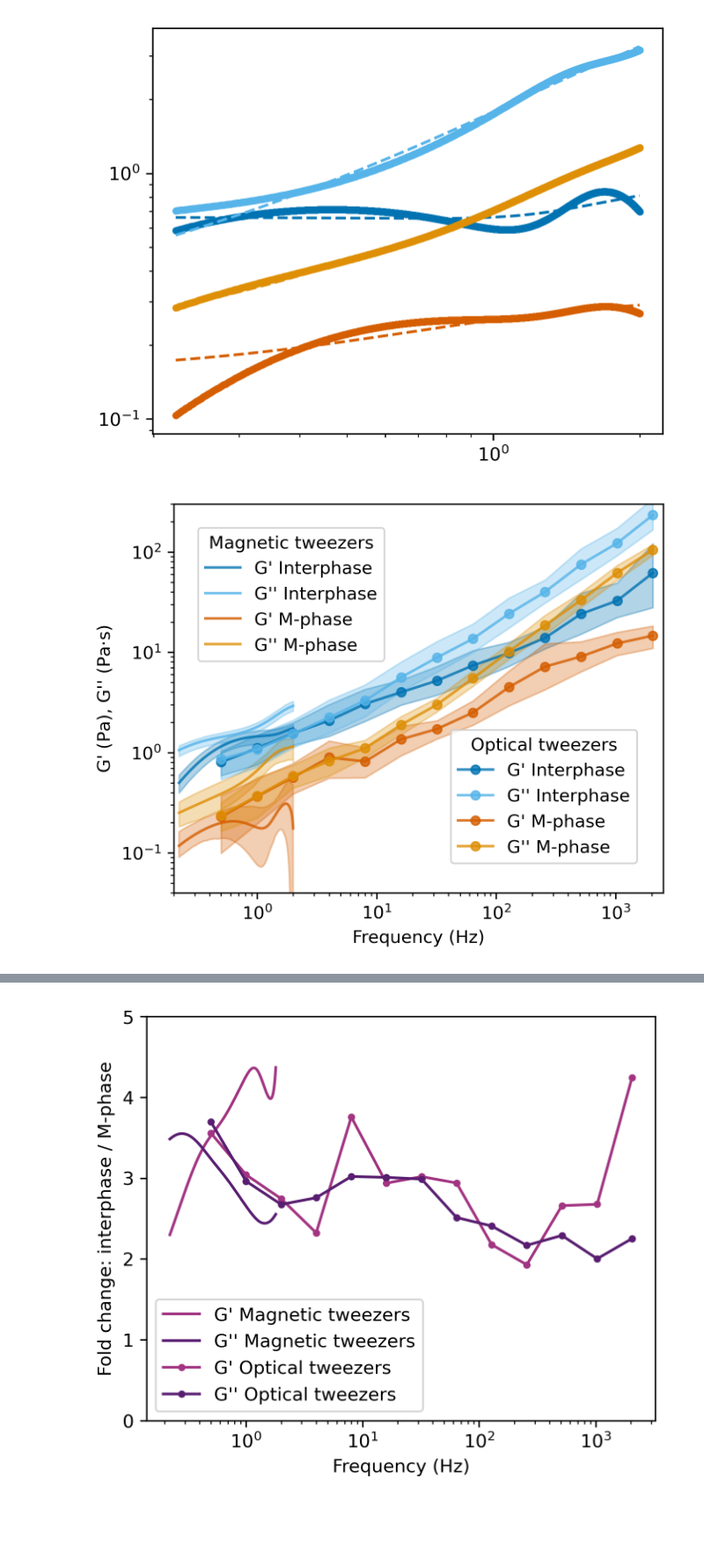
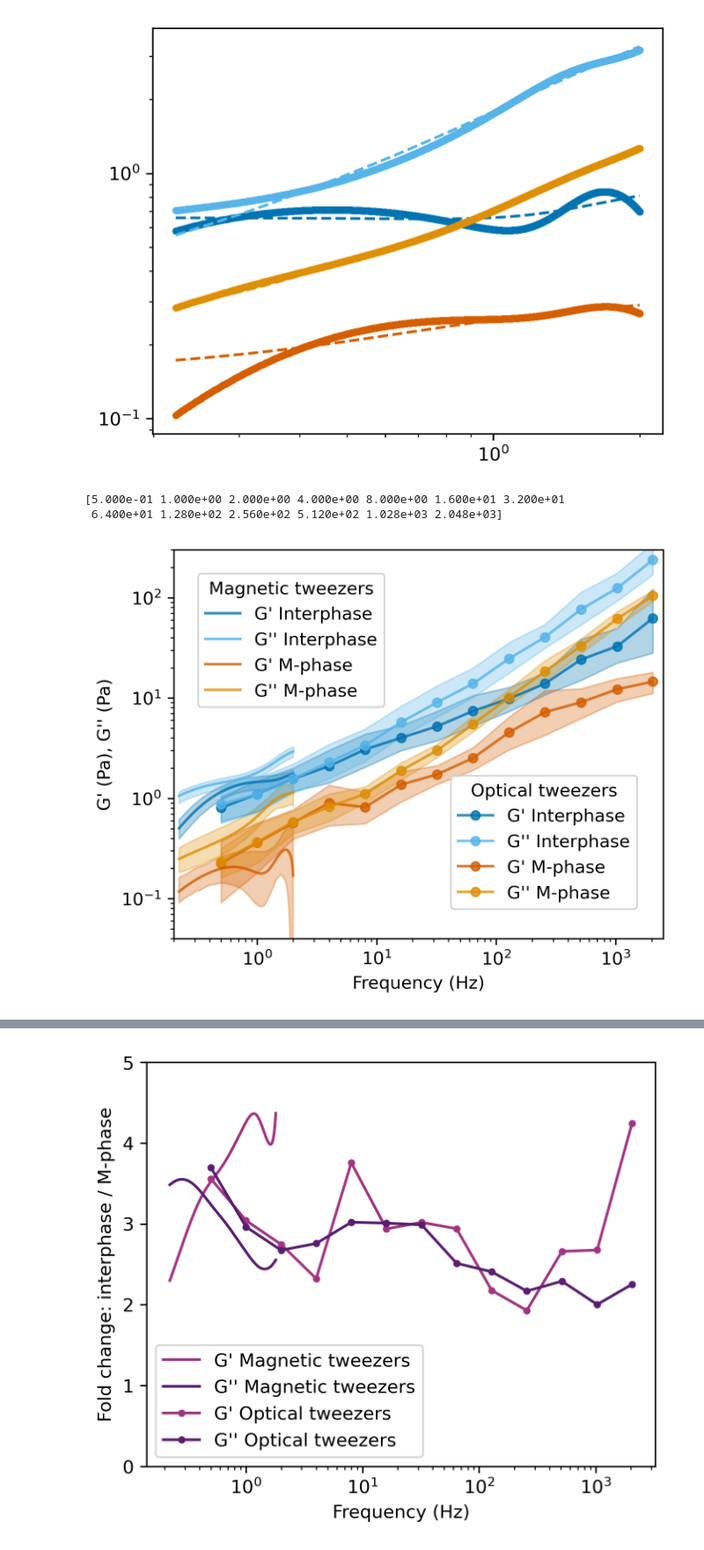
Before and after one commit to ursaursic/cytokinesis_zebrafish, a Jupyter notebook: beads_in_zebrafish/magnetic_tweezers_SD/5_plot_OT_MgTw.ipynb, the cells around one changed output, grey strips where cells are left out. Shown at 88% size. Saved outputs shown, nothing was run; the diff lists cells and outputs as text; code cells hidden in the pictures; blank space fills up the shorter version.

```diff
--- a/beads_in_zebrafish/magnetic_tweezers_SD/5_plot_OT_MgTw.ipynb
+++ b/beads_in_zebrafish/magnetic_tweezers_SD/5_plot_OT_MgTw.ipynb
@@ -282,32 +285,38 @@ fig.legend(loc='upper left', bbox_to_anchor=(0.15, 0.85), title='Magnetic tweeze
 
 handles = []
 df_OT_all = df_OT_all[df_OT_all['freq [Hz]']<2500]
 df_OT_mean = pd.DataFrame(columns=['G_1', 'G_2', 'freq [Hz]', 'MT_STATUS'])
+df_OT_mean['freq [Hz]'] = df_OT_all['freq [Hz]'].unique()
+print(df_OT_all['freq [Hz]'].unique())
 for (color, measurement, label) in zip(colors, measurements, ['G\' Interphase', 'G\'\' Interphase', 'G\' M-phase', 'G\'\' M-phase']):
 
     df_OT_measurement = df_OT_all[(df_OT_all['Measurement']==measurement)]
 
     data_groups = np.array([df_OT_all.loc[df_OT_all['Measurement']==measurement, f'Rep {j}'] for j in range(12)])
 
     mean, ci = weighted_bootstrap(data_groups)
 
     handle, = plt.plot(df_OT_measurement['freq [Hz]'], mean, '.-', markersize=10, color=color, alpha=0.8, label=label)
     handles.append(handle)
 
     plt.fill_between(df_OT_measurement['freq [Hz]'], ci[0].astype(float), ci[1].astype(float), color = color, alpha = 0.3)
 
+    df_OT_mean[label] = mean
+
 fig.legend(handles=handles, loc='upper left', bbox_to_anchor=(0.55, 0.45), title='Optical tweezers')
 
 
 
 plt.xscale('log')
 plt.yscale('log')
 plt.xlabel('Frequency (Hz)', fontsize=10)
-plt.ylabel('G\' (Pa), G\'\' (Pa$\\cdot$s)', fontsize=10)
+plt.ylabel('G\' (Pa), G\'\' (Pa)', fontsize=10)
 plt.ylim(0.04, 300)
 plt.xlim(0.2, 2500)
 # plt.show()
 plt.savefig(f'/Volumes/cytokinesis-zebrafish-collab/magnetic_tweezers_SD/3_plots/results/elastic_and_viscous_moduli_magtw_OT_{subtr_bck_label}.svg', format='svg')
 plt.savefig(f'/Volumes/cytokinesis-zebrafish-collab/magnetic_tweezers_SD/3_plots/results/elastic_and_viscous_moduli_magtw_OT_{subtr_bck_label}.pdf')
 # %% [output]
+[5.000e-01 1.000e+00 2.000e+00 4.000e+00 8.000e+00 1.600e+01 3.200e+01
+ 6.400e+01 1.280e+02 2.560e+02 5.120e+02 1.028e+03 2.048e+03]
-[figure, old version]
+[figure, new version]
```
Also changed, not shown: parts of 4 cells of this notebook, 1 other file.
